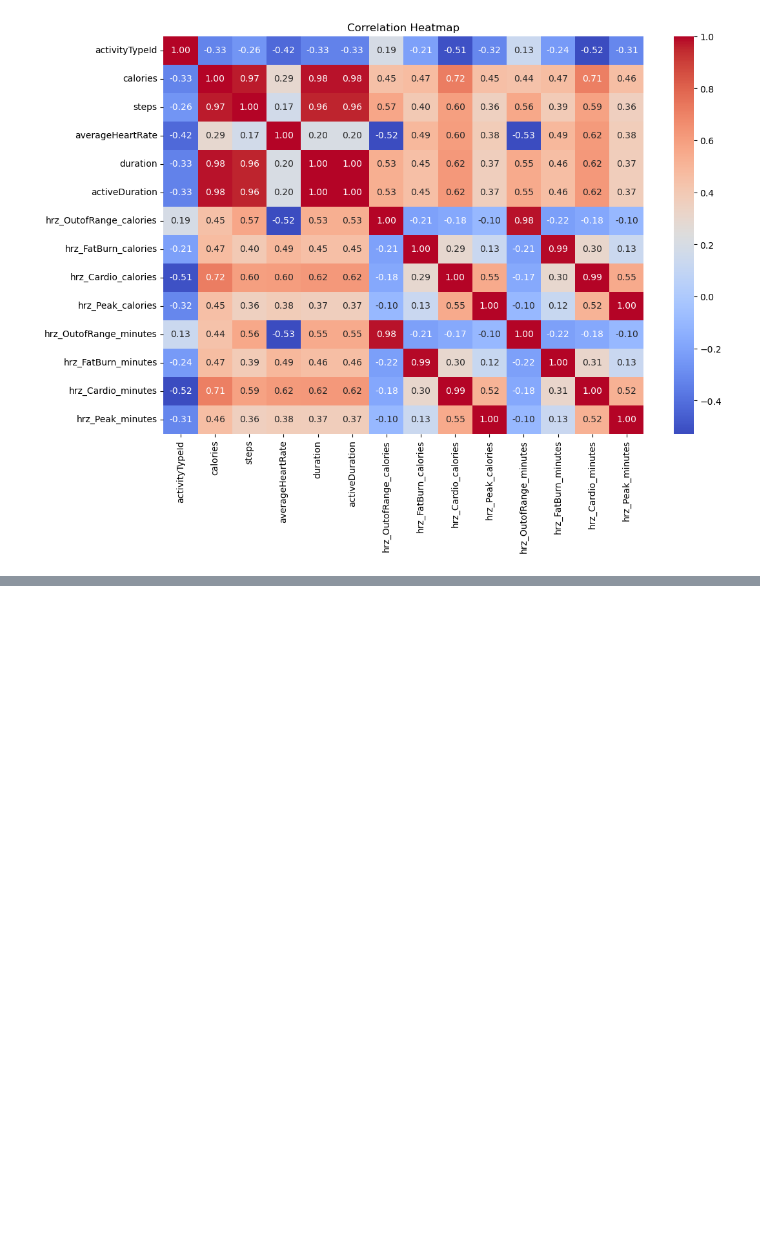
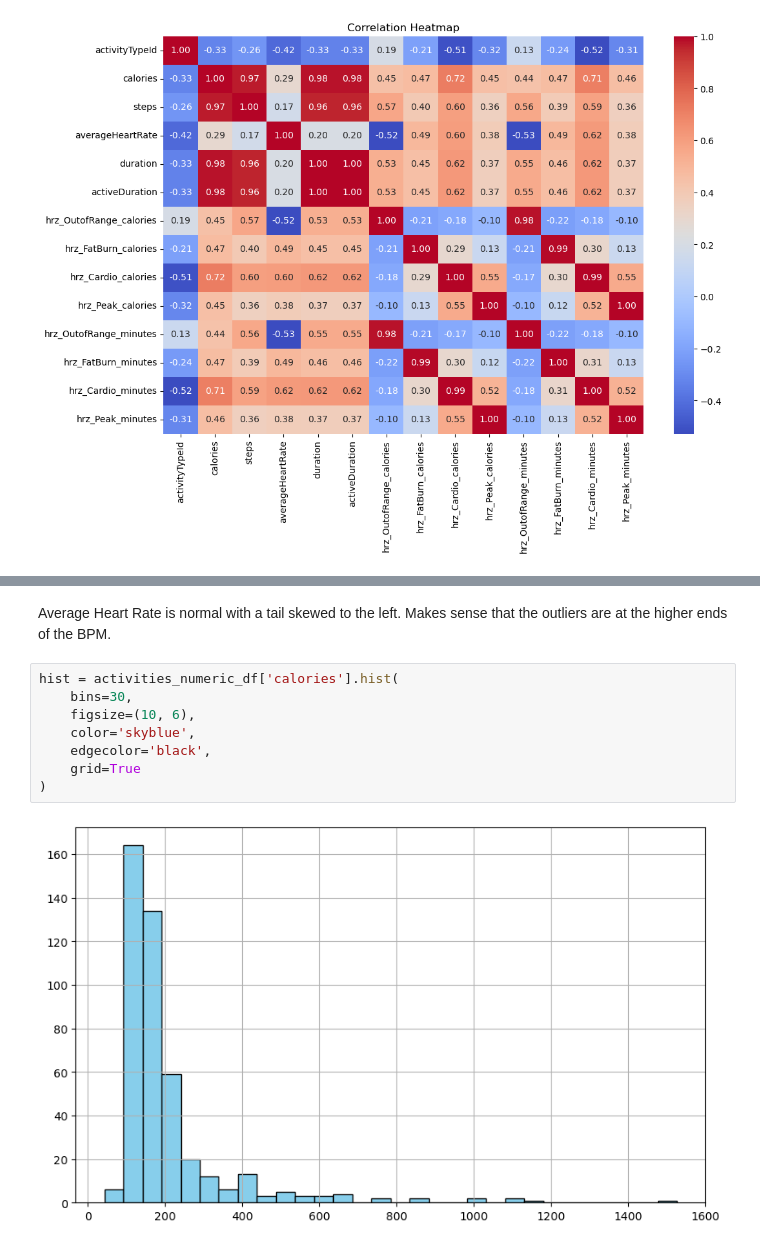
Before and after one commit to Saatvik1/Fishbit, a Jupyter notebook: notebooks/6.0-ss-EDA.ipynb, the cells around one changed output, grey strips where cells are left out. Saved outputs shown, nothing was run; the diff lists cells and outputs as text; blank space fills up the shorter version.

```diff
--- a/notebooks/6.0-ss-EDA.ipynb
+++ b/notebooks/6.0-ss-EDA.ipynb
@@ -84,0 +95,12 @@ plt.show()
+# %% [markdown]
+Average Heart Rate is normal with a tail skewed to the left. Makes sense that the outliers are at the higher ends of the BPM.
+# %%
+hist = activities_numeric_df['calories'].hist(
+    bins=30,
+    figsize=(10, 6),
+    color='skyblue',
+    edgecolor='black',
+    grid=True
+)
+# %% [output]
+[figure, added]
```
Also changed, not shown: parts of 10 cells of this notebook.
